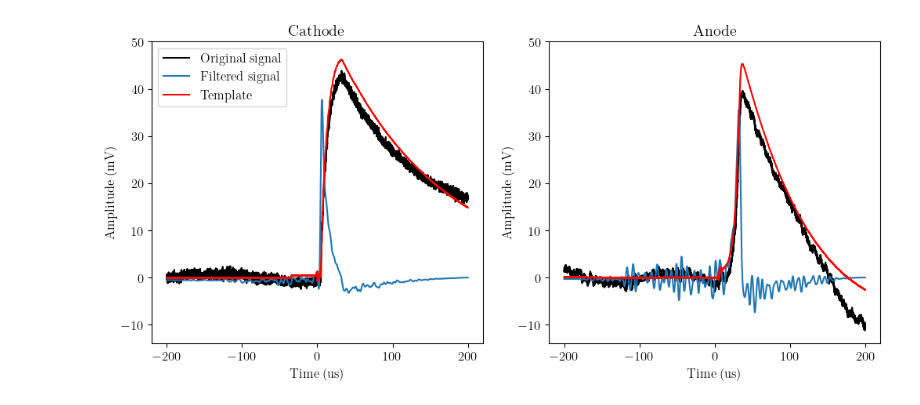
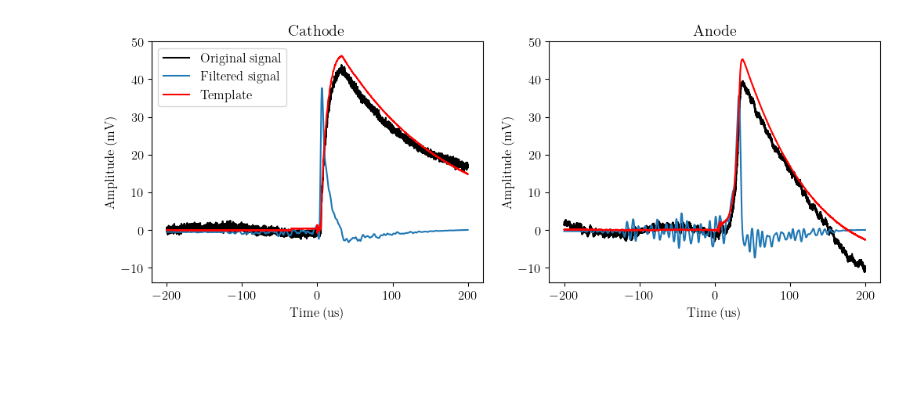
Before and after one commit to Moore-Lab/purity-monitor, a Jupyter notebook: ChargeMeasurements/LifetimeAnalysis/20230804_lifetime_analysis.ipynb, the cells around one changed output. Cells and saved outputs as stored; diff of their text form; code cells hidden in the pictures; blank space fills up the shorter version.

```diff
--- a/ChargeMeasurements/LifetimeAnalysis/20230804_lifetime_analysis.ipynb
+++ b/ChargeMeasurements/LifetimeAnalysis/20230804_lifetime_analysis.ipynb
@@ -42,34 +42,34 @@ for ii, ch in enumerate(channels):
     templates.append(ch.MakeTemplate(ch.Amp))
 # %%
 ## make some plots to check data/filtering looks good
-plt.figure(figsize=(12,5))
+plt.figure(figsize=(12,4))
 
 title_list = ['Cathode', 'Anode']
 
 min_y_ax, max_y_ax = 0, 50
 for i, chidx in enumerate([cath_ch, anode_ch]):
     ch = channels[chidx]
     plt.subplot(1,2,1+i)
     plt.plot(ch.Time, ch.Amp[0], 'k',label="Original signal")
     plt.plot(ch.Time, ch.FiltAmp[0], label="Filtered signal")
     plt.plot(ch.Time, templates[chidx], 'r', label="Template")
 
     plt.xlabel('Time (us)')
     plt.ylabel('Amplitude (mV)')
     plt.title(title_list[i])
 
     yy = plt.ylim()
     if yy[0] < min_y_ax:
         min_y_ax = yy[0]
     if yy[1] > max_y_ax:
         max_y_ax = yy[1]
 
 ## make equal autosized axes for both plots
 for i, chidx in enumerate([cath_ch, anode_ch]):
     plt.subplot(1,2,1+i)
     if(i==0): plt.legend()
     plt.ylim(min_y_ax, max_y_ax)
 
 plt.show()
 # %% [output]
-[figure, old version]
+[figure, new version]
```
Also changed, not shown: parts of 5 cells of this notebook, 1 other file.
